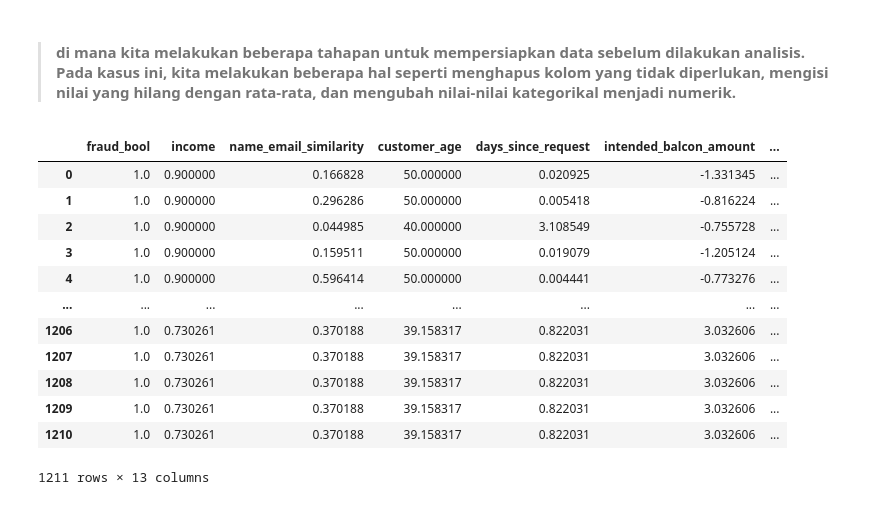
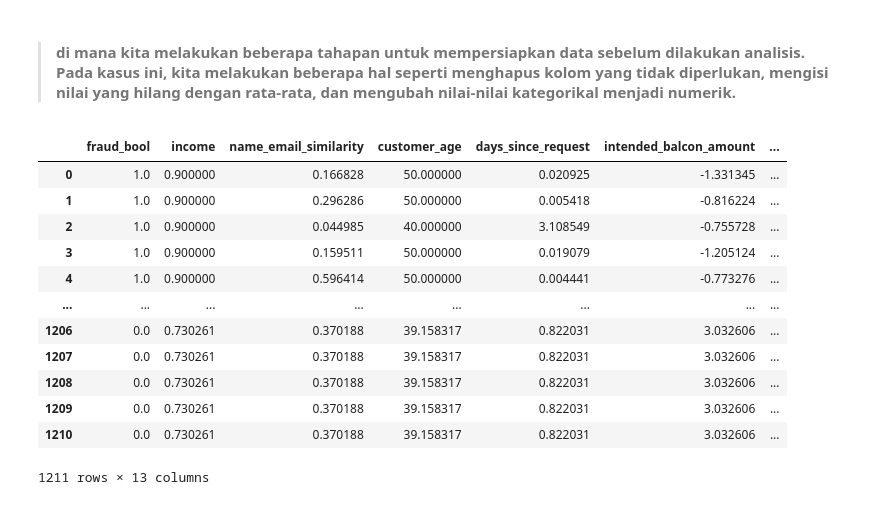
Before and after one commit to novilfahlevy/posttest2-DataMining, a Jupyter notebook: 2109116095_Muhammad_Novil_Fahlevy.ipynb, the cells around one changed output. Cells and saved outputs as stored; diff of their text form; code cells hidden in the pictures.

```diff
--- a/2109116095_Muhammad_Novil_Fahlevy.ipynb
+++ b/2109116095_Muhammad_Novil_Fahlevy.ipynb
@@ -413,38 +413,41 @@ df.drop(columns=["date_of_birth_distinct_emails_4w"], inplace=True)
 df.drop(columns=["employment_status"], inplace=True)
 df.drop(columns=["credit_risk_score"], inplace=True)
 df.drop(columns=["housing_status"], inplace=True)
 df.drop(columns=["bank_months_count"], inplace=True)
 df.drop(columns=["foreign_request"], inplace=True)
 df.drop(columns=["session_length_in_minutes"], inplace=True)
 df.drop(columns=["keep_alive_session"], inplace=True)
 df.drop(columns=["device_distinct_emails_8w"], inplace=True)
 df.drop(columns=["device_fraud_count"], inplace=True)
 df.drop(columns=["month"], inplace=True)
 
 # Mengubah nilai-nilai kategorikal menjadi numerik
 df["source"] = df["source"].map({"INTERNET": 1, "APP": 2})
 df["device_os"] = df["device_os"].map({"windows": 1, "Macintox": 2, "Linux": 3, "X11": 4, "other": 5})
 
-# Mengisi nilai yang hilang dengan rata-rata
-df['email_is_free'] = df['email_is_free'].fillna(0)
+# Mengisi nilai kosong dengan nilai default
+df['fraud_bool'] = df['fraud_bool'].fillna(0)
+df['email_is_free'] = df['email_is_free'].fillna(1)
 df['phone_home_valid'] = df['phone_home_valid'].fillna(0)
 df['phone_mobile_valid'] = df['phone_mobile_valid'].fillna(0)
 df['has_other_cards'] = df['has_other_cards'].fillna(0)
 df['device_os'] = df['device_os'].fillna(5)
+
+# Mengisi nilai yang hilang dengan rata-rata
 df.fillna(df.mean(), inplace=True)
 
 df
 # %% [output]
 |  | fraud_bool | income | name_email_similarity | customer_age | days_since_request | intended_balcon_amount | ... |
 | 0 | 1.0 | 0.900000 | 0.166828 | 50.000000 | 0.020925 | -1.331345 | ... |
 | 1 | 1.0 | 0.900000 | 0.296286 | 50.000000 | 0.005418 | -0.816224 | ... |
 | 2 | 1.0 | 0.900000 | 0.044985 | 40.000000 | 3.108549 | -0.755728 | ... |
 | 3 | 1.0 | 0.900000 | 0.159511 | 50.000000 | 0.019079 | -1.205124 | ... |
 | 4 | 1.0 | 0.900000 | 0.596414 | 50.000000 | 0.004441 | -0.773276 | ... |
 | ... | ... | ... | ... | ... | ... | ... | ... |
-| 1206 | 1.0 | 0.730261 | 0.370188 | 39.158317 | 0.822031 | 3.032606 | ... |
-| 1207 | 1.0 | 0.730261 | 0.370188 | 39.158317 | 0.822031 | 3.032606 | ... |
-| 1208 | 1.0 | 0.730261 | 0.370188 | 39.158317 | 0.822031 | 3.032606 | ... |
-| 1209 | 1.0 | 0.730261 | 0.370188 | 39.158317 | 0.822031 | 3.032606 | ... |
-| 1210 | 1.0 | 0.730261 | 0.370188 | 39.158317 | 0.822031 | 3.032606 | ... |
+| 1206 | 0.0 | 0.730261 | 0.370188 | 39.158317 | 0.822031 | 3.032606 | ... |
+| 1207 | 0.0 | 0.730261 | 0.370188 | 39.158317 | 0.822031 | 3.032606 | ... |
+| 1208 | 0.0 | 0.730261 | 0.370188 | 39.158317 | 0.822031 | 3.032606 | ... |
+| 1209 | 0.0 | 0.730261 | 0.370188 | 39.158317 | 0.822031 | 3.032606 | ... |
+| 1210 | 0.0 | 0.730261 | 0.370188 | 39.158317 | 0.822031 | 3.032606 | ... |
 1211 rows × 13 columns
```
